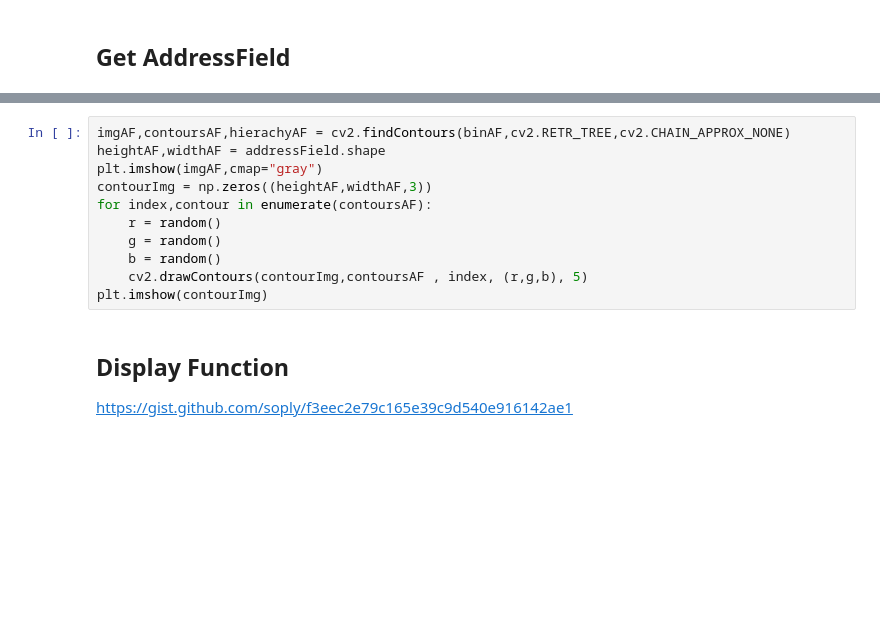
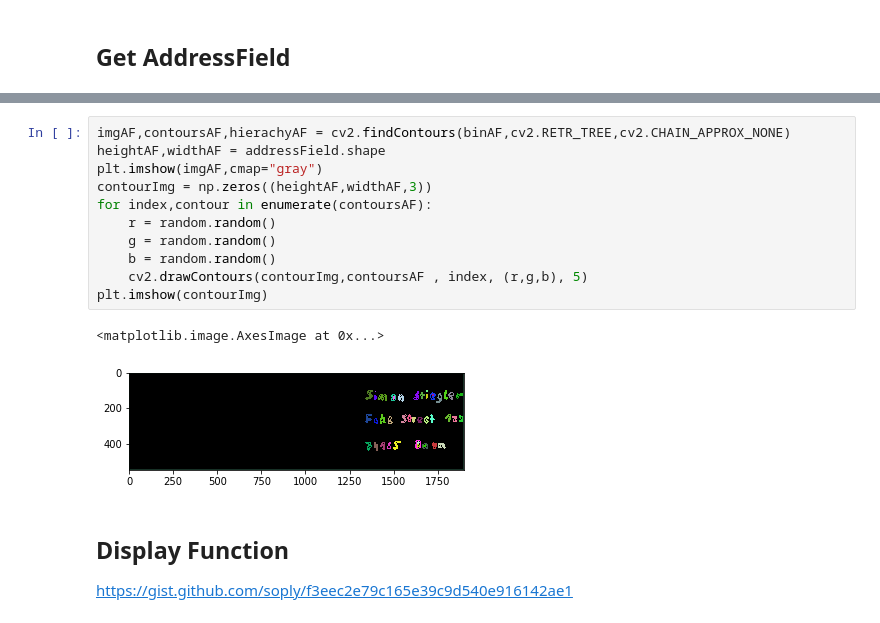
Before and after one commit to SimonStiegler/CRV_Postleitzahlerkennung, a Jupyter notebook: Programm.ipynb, the cells around one changed output, grey strips where cells are left out. Saved outputs shown, nothing was run; the diff lists cells and outputs as text; blank space fills up the shorter version.

```diff
--- a/Programm.ipynb
+++ b/Programm.ipynb
@@ -241,14 +252,17 @@ plt.imshow(binAF,cmap="gray")
 # %%
 imgAF,contoursAF,hierachyAF = cv2.findContours(binAF,cv2.RETR_TREE,cv2.CHAIN_APPROX_NONE)
 heightAF,widthAF = addressField.shape
 plt.imshow(imgAF,cmap="gray")
 contourImg = np.zeros((heightAF,widthAF,3))
 for index,contour in enumerate(contoursAF):
-    r = random()
-    g = random()
-    b = random()
+    r = random.random()
+    g = random.random()
+    b = random.random()
     cv2.drawContours(contourImg,contoursAF , index, (r,g,b), 5)
 plt.imshow(contourImg)
+# %% [output]
+<matplotlib.image.AxesImage at 0x...>
+[figure, added]
 # %% [markdown]
 ## Display Function
 https://gist.github.com/soply/f3eec2e79c165e39c9d540e916142ae1
```
Also changed, not shown: parts of 16 cells of this notebook, 4 other files.
